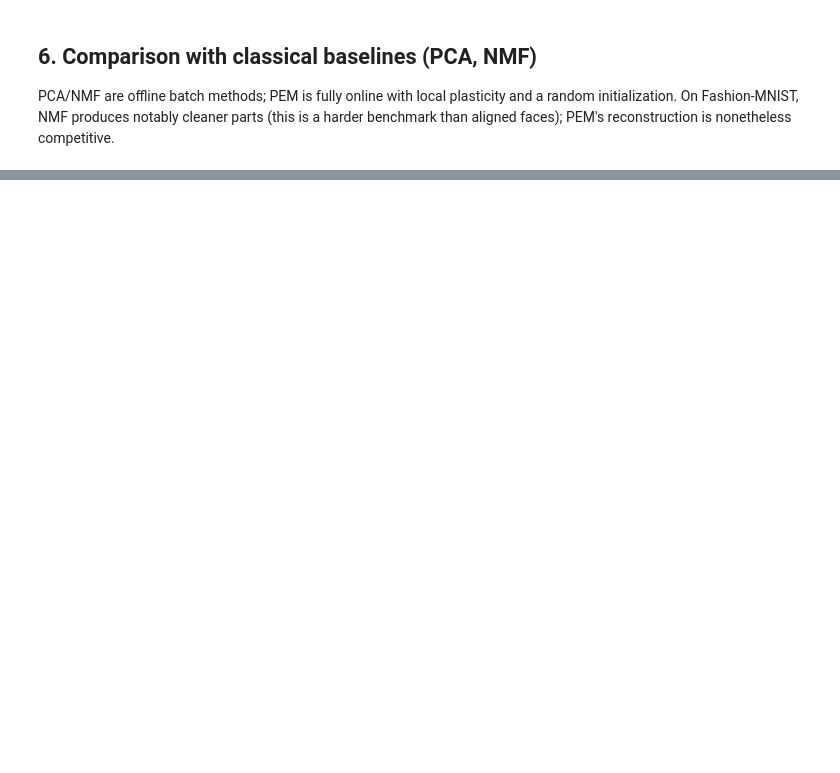
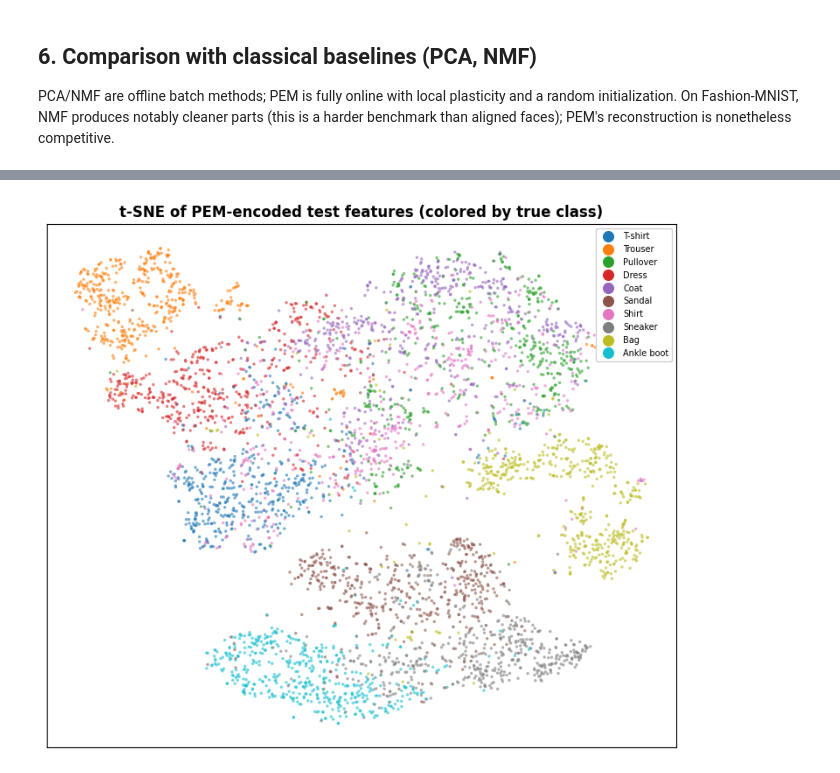
Before and after one commit to BariscanBozkurt/Predictive-Entropy-Maximization, a Jupyter notebook: Simulations/PredictiveBSS/PEM_FashionMNIST_Feature_Learning.ipynb, the cells around one changed output, grey strips where cells are left out. Cells and saved outputs as stored; diff of their text form; code cells hidden in the pictures; blank space fills up the shorter version.

```diff
--- a/Simulations/PredictiveBSS/PEM_FashionMNIST_Feature_Learning.ipynb
+++ b/Simulations/PredictiveBSS/PEM_FashionMNIST_Feature_Learning.ipynb
@@ -180,0 +193,23 @@ Fraction of nonnegative feature entries:  PEM: 1.00   NMF: 1.00
+# %%
+from sklearn.pipeline import make_pipeline
+from sklearn.preprocessing import StandardScaler
+from sklearn.linear_model import LogisticRegression
+
+Ytr = Y                              # PEM train codes (computed in the inference cell above)
+Yte = model.infer_codes(X_test)      # PEM test codes
+
+def logreg_acc(Ftr, Fte):
+    clf = make_pipeline(StandardScaler(), LogisticRegression(max_iter=1000))
+    clf.fit(Ftr.T, y_train)
+    return clf.score(Fte.T, y_test)
+
+acc_pem = logreg_acc(Ytr, Yte)
+acc_nmf = logreg_acc(Hn.T, nmf.transform(X_test.T).T)                      # NMF codes (from comparison cell)
+acc_pca = logreg_acc(pca.transform(X.T).T, pca.transform(X_test.T).T)      # PCA codes
+acc_raw = logreg_acc(X, X_test)                                            # raw pixels
+
+print("Logistic-regression test accuracy on Fashion-MNIST (5000 held-out images):")
+print("  PEM codes (64-dim, online, local):  %.3f" % acc_pem)
+print("  NMF codes (64-dim, batch):          %.3f" % acc_nmf)
+print("  PCA codes (64-dim, batch):          %.3f" % acc_pca)
+print("  Raw pixels (784-dim):               %.3f" % acc_raw)
@@ -181 +227,16 @@ Fraction of nonnegative feature entries:  PEM: 1.00   NMF: 1.00
+# %%
+from sklearn.manifold import TSNE
+
+emb = TSNE(n_components=2, init="pca", perplexity=30, random_state=0).fit_transform(Yte.T)
+
+fig, ax = plt.subplots(figsize=(7.5, 6.5))
+ax.scatter(emb[:, 0], emb[:, 1], c=y_test, cmap="tab10", s=6, alpha=0.6, linewidths=0)
+handles = [plt.Line2D([], [], marker="o", ls="", color=plt.cm.tab10(k / 10.0), label=CLASSES[k])
+           for k in range(10)]
+ax.legend(handles=handles, fontsize=7, markerscale=1.4, loc="upper right", framealpha=0.9)
+ax.set_xticks([]); ax.set_yticks([])
+ax.set_title("t-SNE of PEM-encoded test features (colored by true class)", fontweight="bold")
+plt.tight_layout(); plt.show()
+# %% [output]
+[figure, added]
 # %% [markdown]
```
Also changed, not shown: parts of 11 cells of this notebook.
